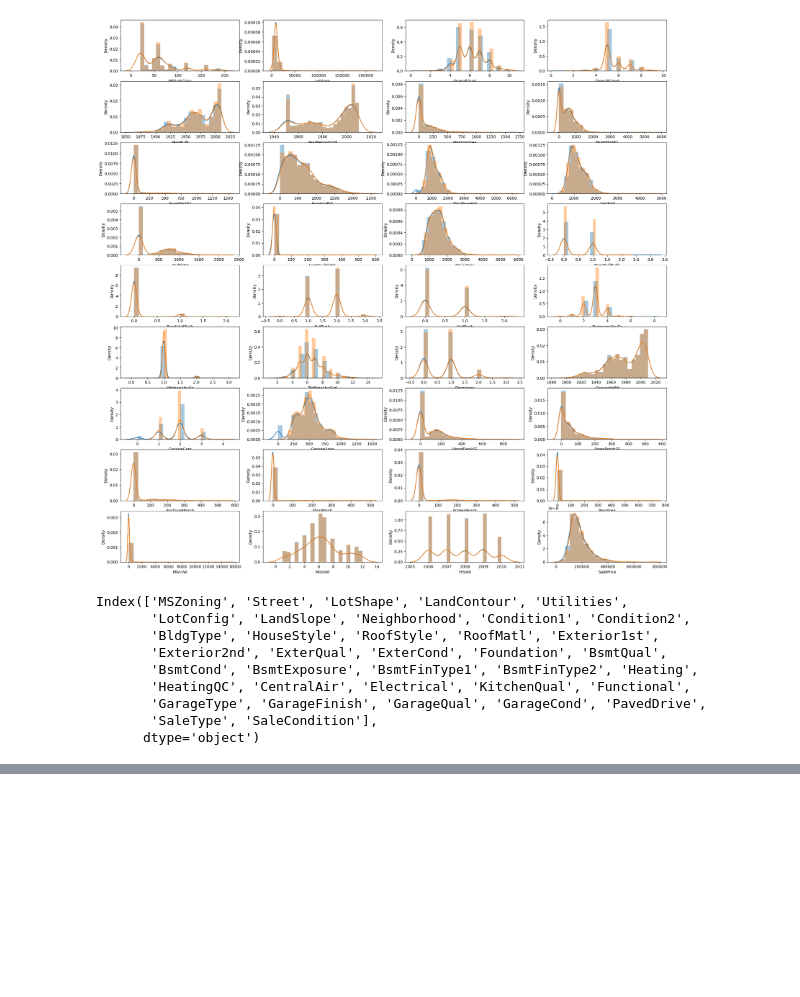
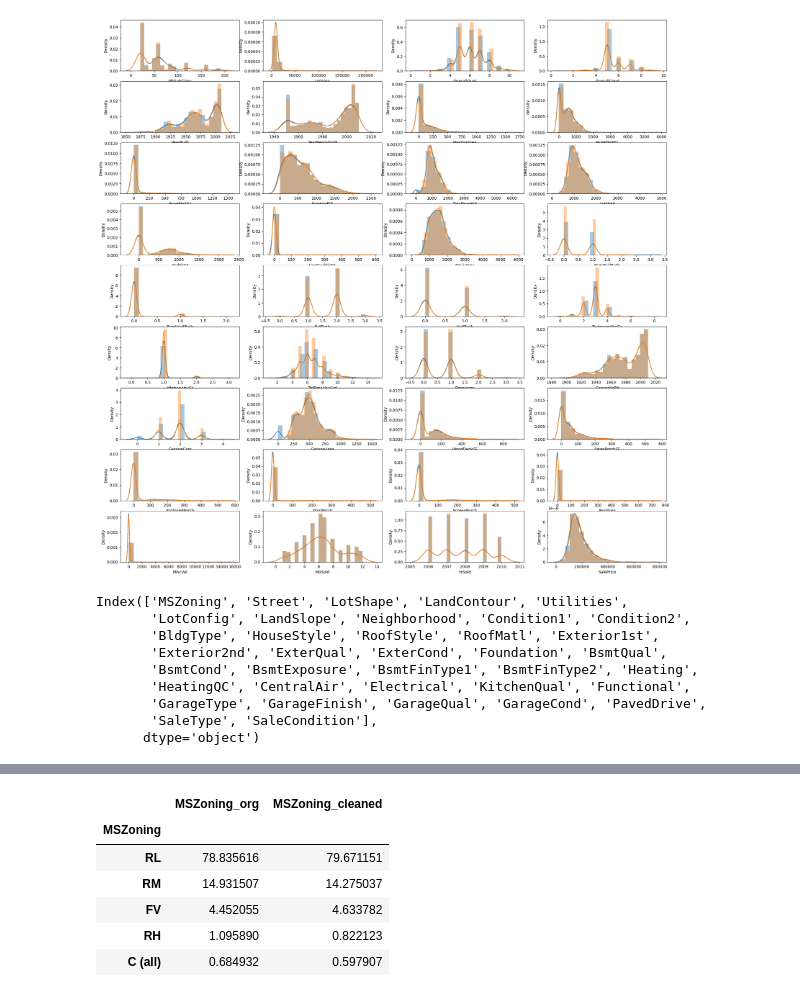
Before and after one commit to Anonymous-2003/Data-Preprocessing, a Jupyter notebook: Handling missing values.ipynb, the cells around one changed output, grey strips where cells are left out. Saved outputs shown, nothing was run; the diff lists cells and outputs as text; code cells hidden in the pictures; blank space fills up the shorter version.

```diff
--- a/Handling missing values.ipynb
+++ b/Handling missing values.ipynb
@@ -173,0 +195,13 @@ Index(['MSZoning', 'Street', 'LotShape', 'LandContour', 'Utilities',
+# %%
+# Now lets check the percentage of unique values in all the caterogical columns in original dataset as well as in cleaned dataset of single feature
+
+pd.concat([df['MSZoning'].value_counts()/df.shape[0]*100,
+           df3_drop_row['MSZoning'].value_counts()/df3_drop_row.shape[0]*100], axis = 1, keys = ['MSZoning_org','MSZoning_cleaned'])
+# %% [output]
+|  | MSZoning_org | MSZoning_cleaned |
+| MSZoning |  |  |
+| RL | 78.835616 | 79.671151 |
+| RM | 14.931507 | 14.275037 |
+| FV | 4.452055 | 4.633782 |
+| RH | 1.095890 | 0.822123 |
+| C (all) | 0.684932 | 0.597907 |
```
Also changed, not shown: parts of 5 cells of this notebook.
